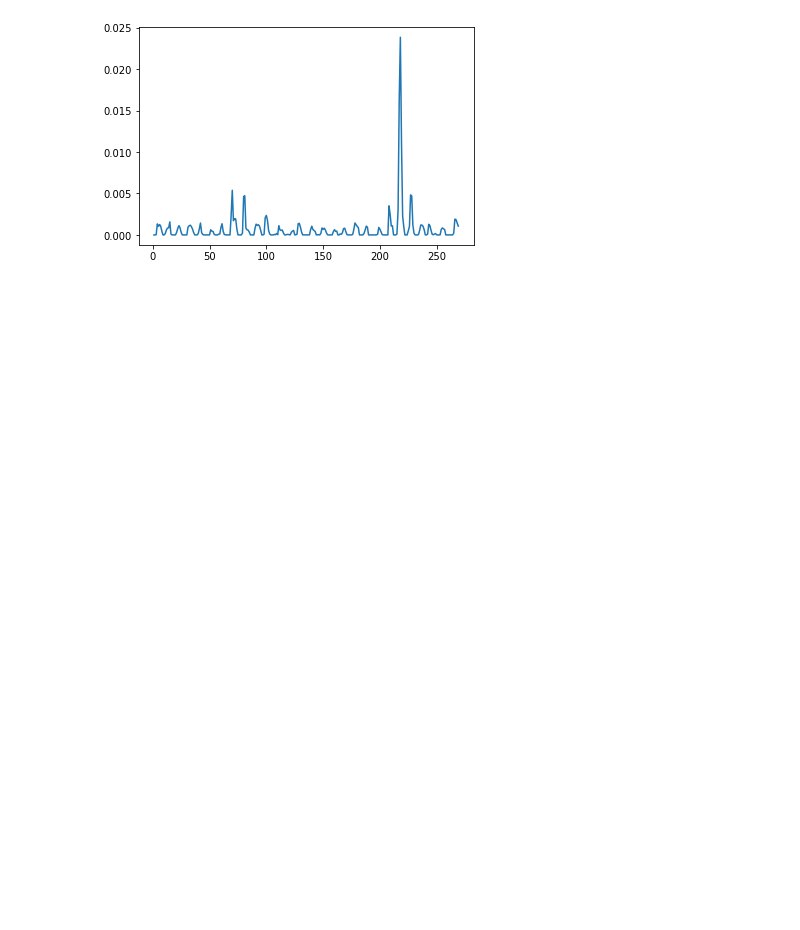
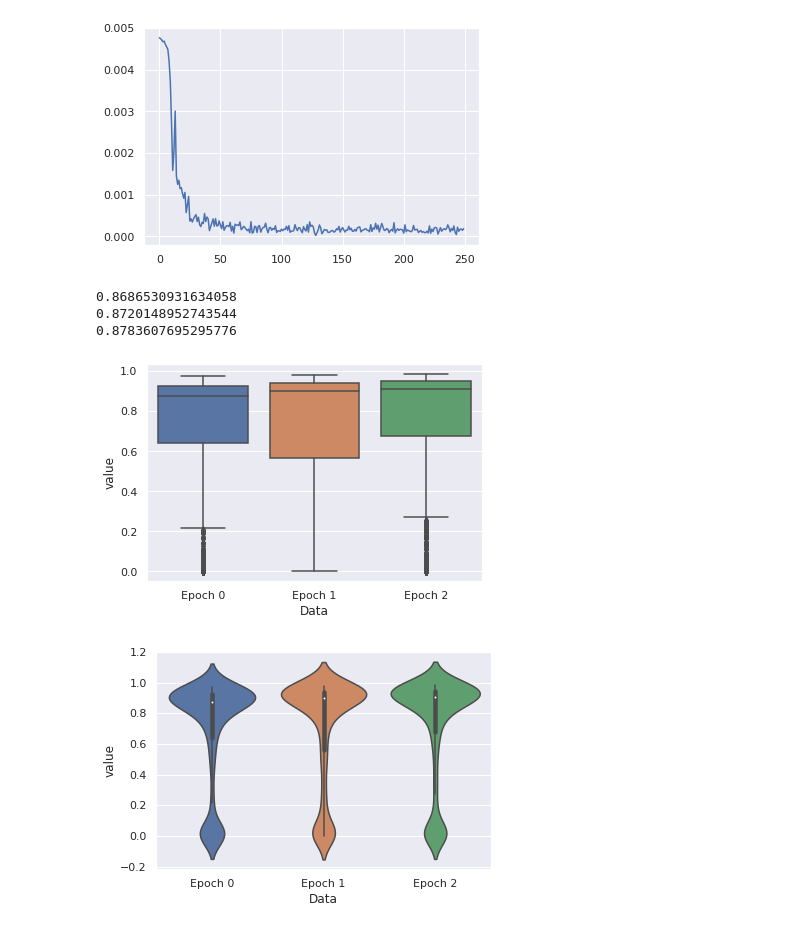
Before and after one commit to Jmckone1/unet, a Jupyter notebook: RANO comparison.ipynb, the cells around one changed output. Drawn from its saved outputs; the diff is of its cells as text; code cells hidden in the pictures; blank space fills up the shorter version.

Commit message:
updates to network components (freeze to allow_update) output displays in RANO comparison for full models frozen, unfrozen and base

```diff
--- a/RANO comparison.ipynb
+++ b/RANO comparison.ipynb
@@ -8,13 +8,45 @@ pip install torchviz
 %run "Code_UNet/Net/Full_UNet_components.py"
 # %%
 %run "Code_UNet/Net/Unet_components_v2.py"
-# %%
-import pandas as pd
-import numpy as np
-import matplotlib.pyplot as plt
-
-x = np.genfromtxt("Checkpoints/Full_model_MK3_H16_O4A4/epoch_0validation_loss.csv", delimiter=',')
-plt.plot(range(len(x) ),x)
-plt.show()
-# %% [output]
-[figure, removed]
+# %%
+import pandas as pd
+import numpy as np
+import matplotlib.pyplot as plt
+import seaborn as sns
+sns.set_theme()
+
+x = np.genfromtxt("Checkpoints/Full_model_MK4_H16_O4A4_unfrozen/epoch_0training_loss.csv", delimiter=',')
+#plt.plot(range(len(x) ),x)
+plt.plot(range(250),x[:250])
+plt.show()
+
+Train0 = np.genfromtxt("Checkpoints/Full_model_MK4_H16_O4A4_unfrozen/epoch_0validation_dice.csv",delimiter=',')
+print(np.mean(Train0))
+Train0[Train0 == 1.0] = 'nan'
+
+Train1 = np.genfromtxt("Checkpoints/Full_model_MK4_H16_O4A4_unfrozen/epoch_1validation_dice.csv",delimiter=',')
+print(np.mean(Train1))
+Train1[Train1 == 1.0] = 'nan'
+
+Train2 = np.genfromtxt("Checkpoints/Full_model_MK4_H16_O4A4_unfrozen/epoch_2validation_dice.csv",delimiter=',')
+print(np.mean(Train2))
+Train2[Train2 == 1.0] = 'nan'
+
+train0 = pd.DataFrame(data=Train0, columns=range(1)).assign(Data="Epoch 0")
+train1 = pd.DataFrame(data=Train1, columns=range(1)).assign(Data="Epoch 1")
+train2 = pd.DataFrame(data=Train2, columns=range(1)).assign(Data="Epoch 2")
+
+train_data = pd.concat([train0,train1,train2])
+
+train_data_2 = pd.melt(train_data, id_vars=['Data'])
+ax = sns.boxplot(x="Data", y="value", data=train_data_2)  # RUN PLOT
+plt.show()
+ax = sns.violinplot(x="Data", y="value", data=train_data_2)  # RUN PLOT
+plt.show()
+# %% [output]
+[figure, added]
+0.8686530931634058
+0.8720148952743544
+0.8783607695295776
+[figure, added]
+[figure, added]
```
Also changed, not shown: parts of 6 cells of this notebook, 7 other files.
